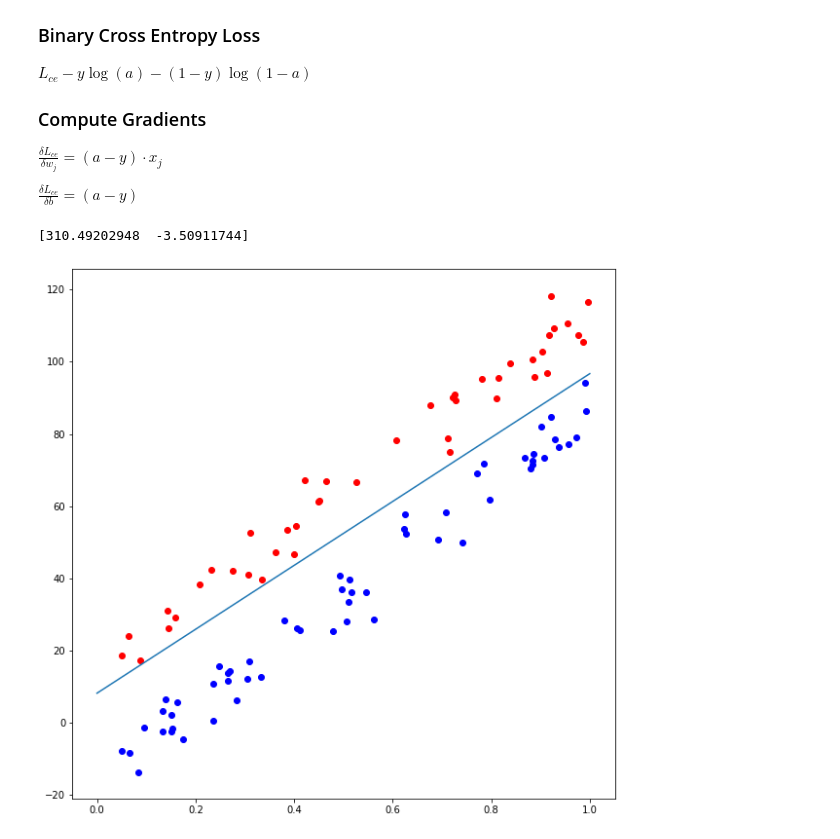
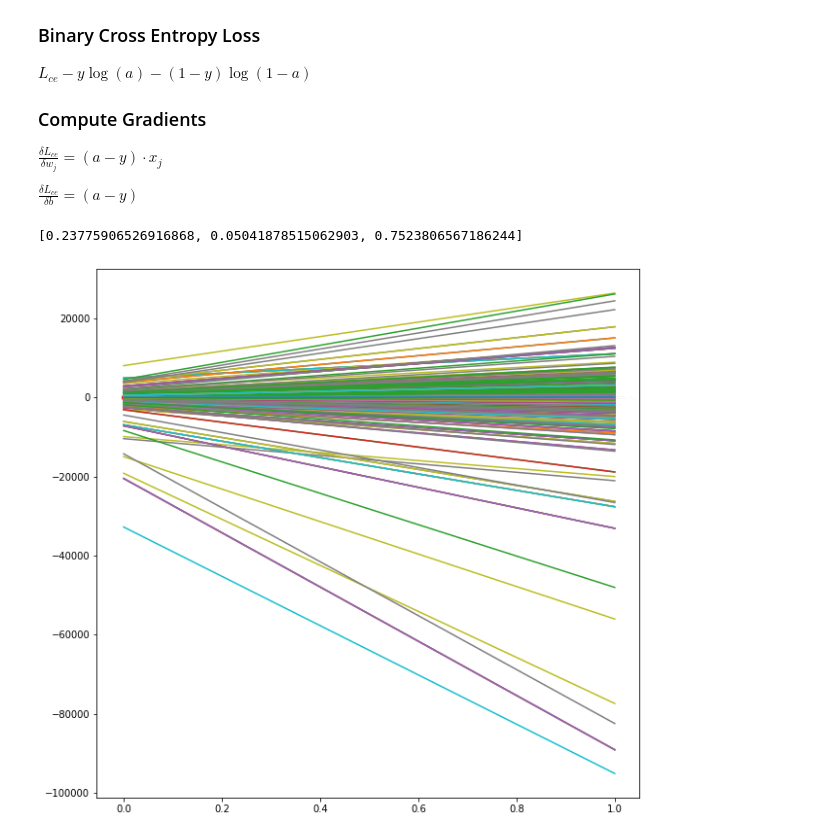
Before and after one commit to nspeer12/AI_CAP4630, a Jupyter notebook: hw3.ipynb, the cells around one changed output. Drawn from its saved outputs; the diff is of its cells as text; code cells hidden in the pictures.

```diff
--- a/hw3.ipynb
+++ b/hw3.ipynb
@@ -186,0 +228,4 @@ plt.show()
+# %%
+fig, ax = plt.subplots(figsize=(10,10))
+ax.pcolormesh(xv, yv, map, shading='gourand', cmap=plt.cm.plasma)
+plt.show()
@@ -211,7 +258,7 @@ $ \hat y = \sigma ( \Sigma_{j=1}^{n} w_j x_j + b ) = \sigma( \vec w^T \vec x + b
 # %%
 # sigmoid function
 def sigmoid(z):
-    return 1 / (1 + np.exp(-z))
+    return 1 / (1 + math.exp(-z))
 
 class cantMultiply(Exception):
   def __init__(self, matrix1, matrix2):
@@ -236,8 +283,7 @@ $  \frac{\delta L_{ce}}{\delta b} = (a - y)$
 # return the new weights and b
 def gradientDescent(a, y, x, w, b, learning_rate=0.1):
     # gradient descent for each weight
-    for j in range(len(w)):
-        w[j] -= learning_rate * ((a - y) * x[j])
+    w -= learning_rate * ((a - y) * x)
 
     # compute b
     b -= learning_rate * (a - y)
@@ -245,7 +291,7 @@ def gradientDescent(a, y, x, w, b, learning_rate=0.1):
     return w, b
 # %%
 class Model:
-    def __init__(self, input_dim=2, learning_rate=0.15, epochs=1000):
+    def __init__(self, input_dim=2, learning_rate=0.1  , epochs=300):
         self.input_dim = input_dim
         # weights
         self.w = np.random.rand(input_dim)
@@ -253,6 +299,7 @@ class Model:
         # hyperparameters
         self.learning_rate=learning_rate
         self.epochs=epochs
+        self.history = [[self.w[0], self.w[1], self.b[0]]]
 
     def train(self, train_x, train_y):
         for e in range(self.epochs):
@@ -264,6 +311,7 @@ class Model:
 
                 # update weights
                 self.w, self.b = gradientDescent(a, y, train_x[k], self.w, self.b)
+                self.history.append([self.w[0], self.w[1], self.b[0]])
 
     def plot_line(self, x, y):
         fig, ax = plt.subplots(figsize=(10,10))
@@ -278,6 +326,21 @@ class Model:
           ax.scatter(x[i][0], x[i][1], c='blue' if y[i] == 1 else 'red', label='Real')
 
         plt.show()
+
+    def plot_history(self, x, y):
+        fig, ax = plt.subplots(figsize=(10,10))
+        d = np.linspace(0, 1)
+        for h in self.history:
+            pred_line = -((h[0] * d) + h[2]) / h[1]
+            ax.plot(d, pred_line)
+            #print(h)
+
+        for i in range(len(x)):
+          # plot real value
+          ax.scatter(x[i][0], x[i][1], c='blue' if y[i] == 1 else 'red', label='Real')
+
+        print(self.history[0])
+        plt.show()
 # %%
 x_1, x_2, y = get_random_data(100,10,15,5,100)
 
@@ -288,7 +351,8 @@ model = Model()
 # %%
 model.train(X, y)
 # %%
-model.plot_line(X,y)
+#model.plot_line(X,y)
+model.plot_history(X, y)
 # %% [output]
-[310.49202948  -3.50911744]
+[0.23775906526916868, 0.05041878515062903, 0.7523806567186244]
-[figure, old version]
+[figure, new version]
```
Also changed, not shown: parts of 10 cells of this notebook.
